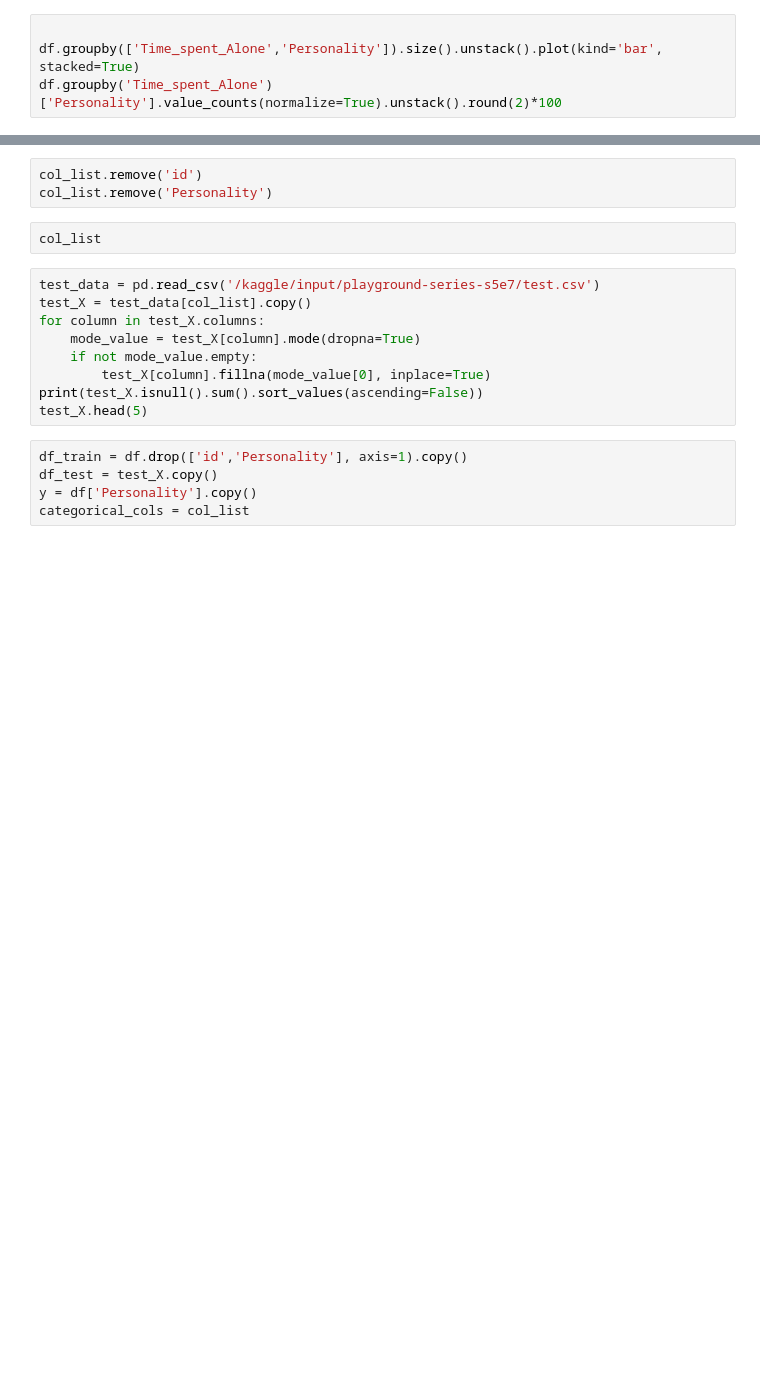
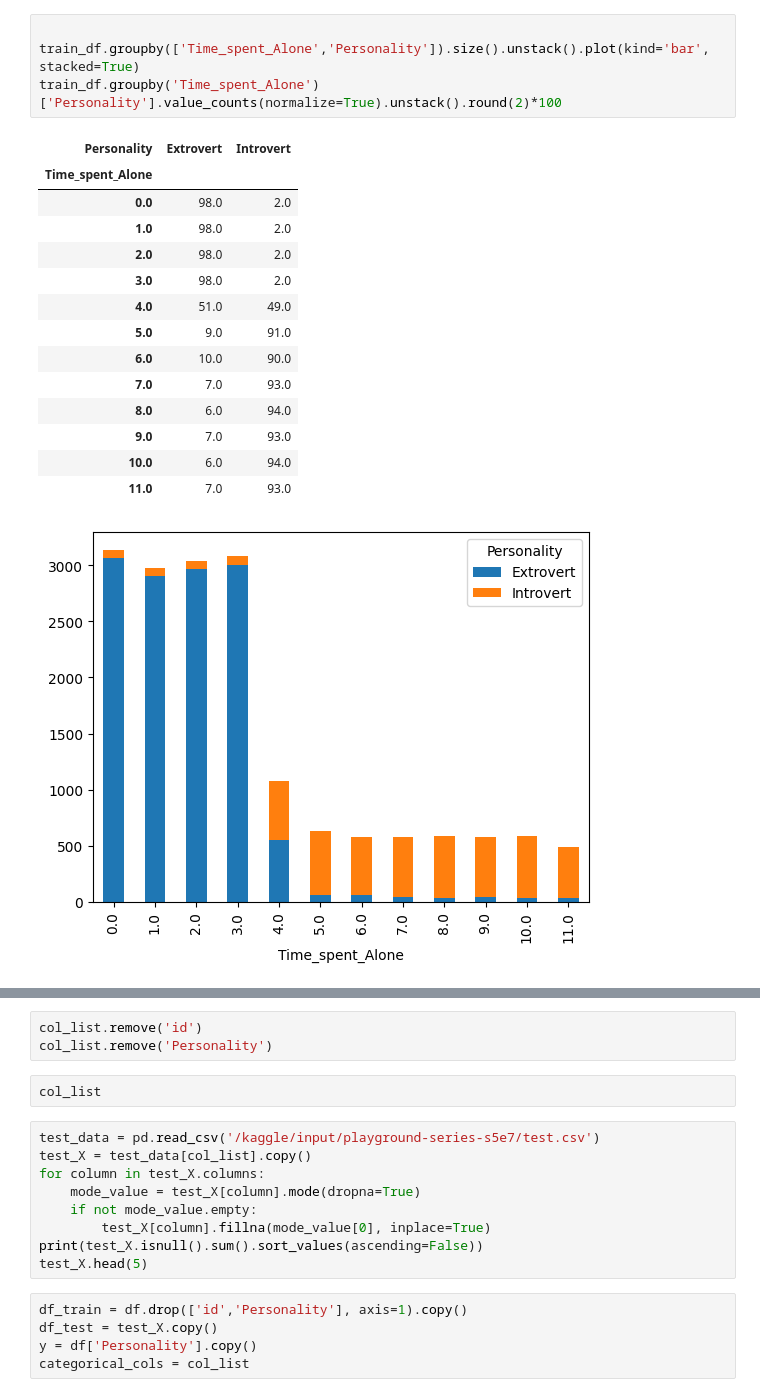
Before and after one commit to PiotrPieciak/LEARN_06_KAGGLE_Predict_Introverts, a Jupyter notebook: notebooks/01_Introverts_and_extroverts_EDA.ipynb, the cells around one changed output, grey strips where cells are left out. Drawn from its saved outputs; the diff is of its cells as text; blank space fills up the shorter version.

```diff
--- a/notebooks/01_Introverts_and_extroverts_EDA.ipynb
+++ b/notebooks/01_Introverts_and_extroverts_EDA.ipynb
@@ -44,6 +172,22 @@ round(df['Personality'].value_counts(normalize=True)*100,2)
 # %%
 
-df.groupby(['Time_spent_Alone','Personality']).size().unstack().plot(kind='bar', stacked=True)
-df.groupby('Time_spent_Alone')['Personality'].value_counts(normalize=True).unstack().round(2)*100
+train_df.groupby(['Time_spent_Alone','Personality']).size().unstack().plot(kind='bar', stacked=True)
+train_df.groupby('Time_spent_Alone')['Personality'].value_counts(normalize=True).unstack().round(2)*100
+# %% [output]
+| Personality | Extrovert | Introvert |
+| Time_spent_Alone |  |  |
+| 0.0 | 98.0 | 2.0 |
+| 1.0 | 98.0 | 2.0 |
+| 2.0 | 98.0 | 2.0 |
+| 3.0 | 98.0 | 2.0 |
+| 4.0 | 51.0 | 49.0 |
+| 5.0 | 9.0 | 91.0 |
+| 6.0 | 10.0 | 90.0 |
+| 7.0 | 7.0 | 93.0 |
+| 8.0 | 6.0 | 94.0 |
+| 9.0 | 7.0 | 93.0 |
+| 10.0 | 6.0 | 94.0 |
+| 11.0 | 7.0 | 93.0 |
+[figure, added]
 # %%
 for i in list_for_value_count:
```
Also changed, not shown: parts of 24 cells of this notebook.
